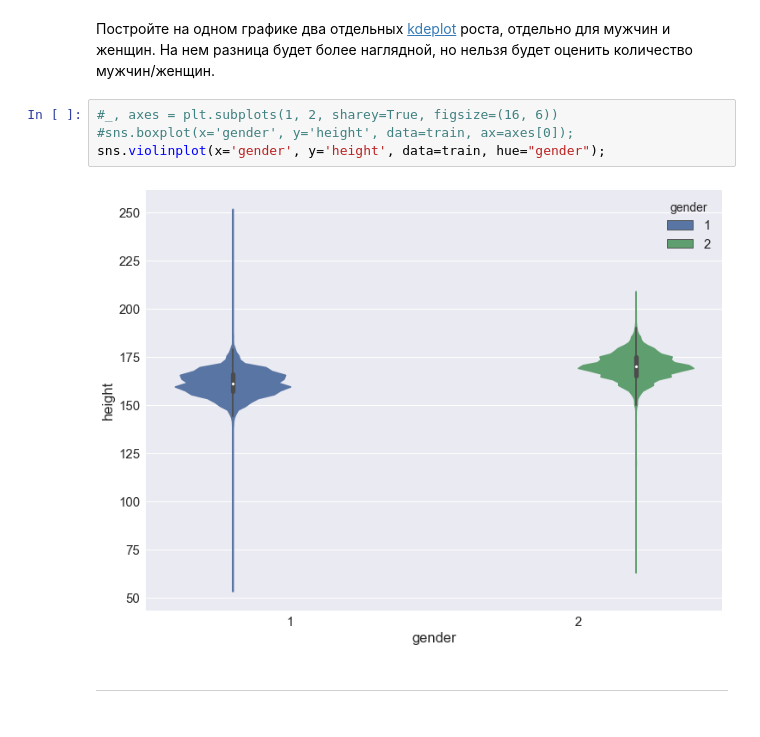
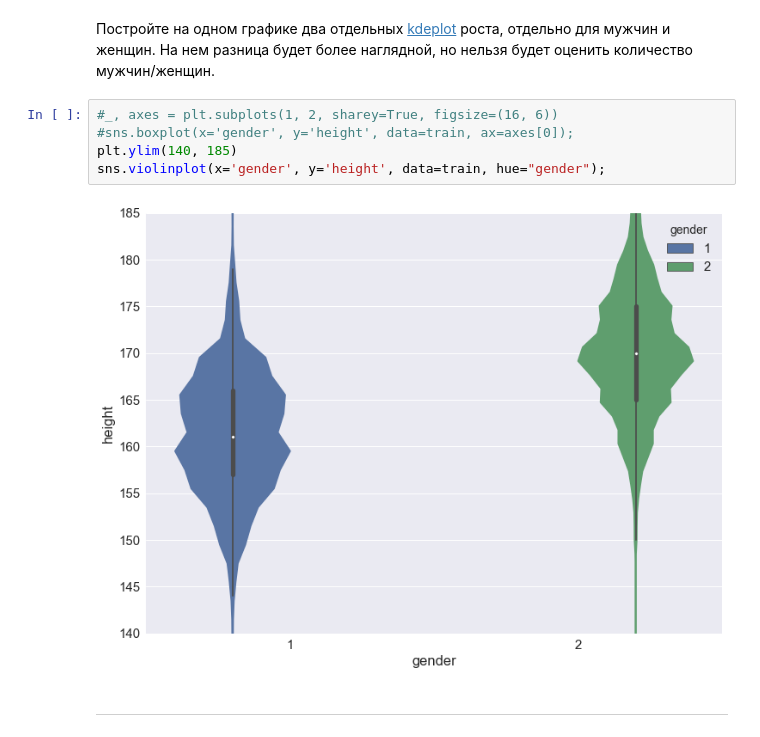
Before and after one commit to eakinshin/mlcourse_open, a Jupyter notebook: jupyter_notebooks/topic02_visual_analysis/hw2_session2_visual_analysis_basics.ipynb, the cells around one changed output. Drawn from its saved outputs; the diff is of its cells as text.

```diff
--- a/jupyter_notebooks/topic02_visual_analysis/hw2_session2_visual_analysis_basics.ipynb
+++ b/jupyter_notebooks/topic02_visual_analysis/hw2_session2_visual_analysis_basics.ipynb
@@ -192,9 +192,10 @@ sns.heatmap(corr_matrix);
 # %%
 #_, axes = plt.subplots(1, 2, sharey=True, figsize=(16, 6))
 #sns.boxplot(x='gender', y='height', data=train, ax=axes[0]);
+plt.ylim(140, 185)
 sns.violinplot(x='gender', y='height', data=train, hue="gender");
 # %% [output]
-[figure, old version]
+[figure, new version]
 # %% [markdown]
 ---
 # %% [markdown]
```
Also changed, not shown: parts of 7 cells of this notebook, 2 other files.
